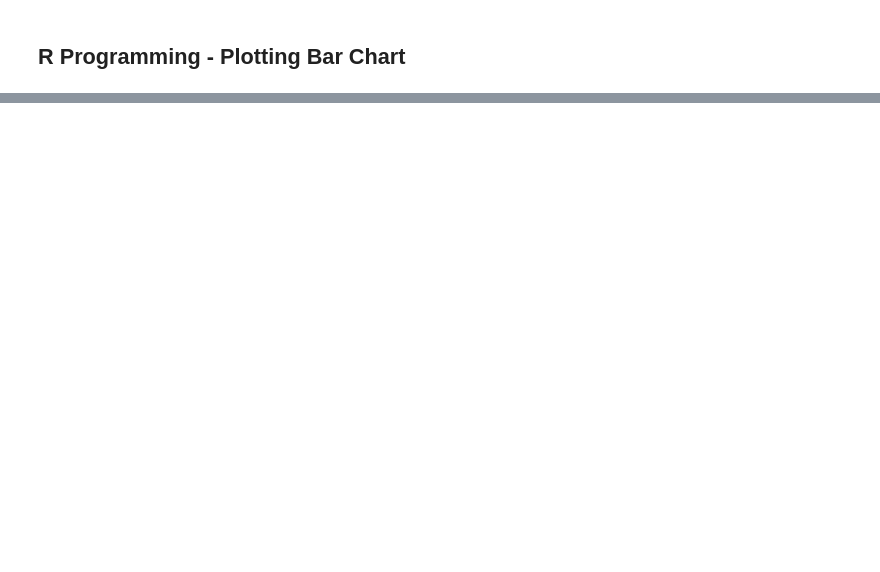
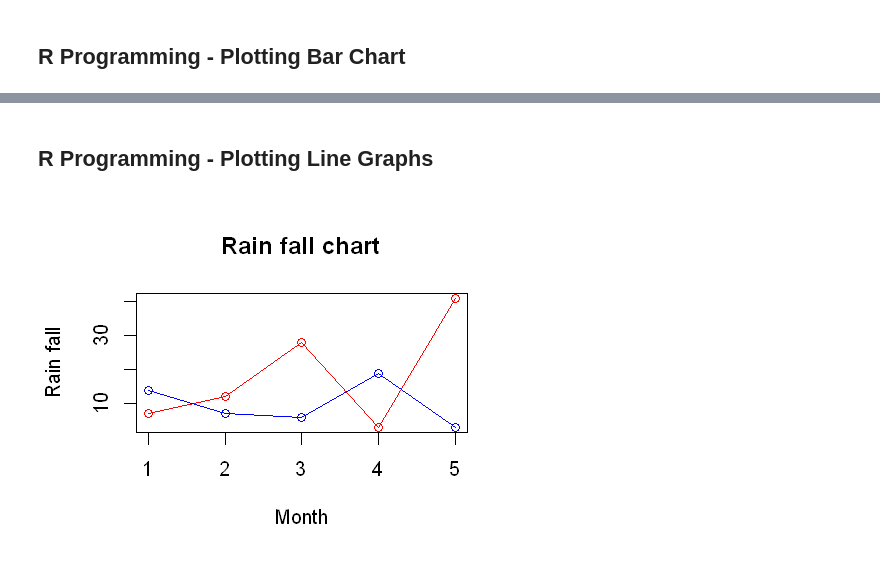
Before and after one commit to AdamYuWen/LearningProgramming, a Jupyter notebook: R/R Programming.ipynb, the cells around one changed output, grey strips where cells are left out. Saved outputs shown, nothing was run; the diff lists cells and outputs as text; code cells hidden in the pictures; blank space fills up the shorter version.

```diff
--- a/R/R Programming.ipynb
+++ b/R/R Programming.ipynb
@@ -460,0 +481,12 @@ barplot(counts, main = "Car Distribution", xlab = "Number of Grears")
+# %% [markdown]
+## R Programming - Plotting Line Graphs
+# %%
+v <- c(7,12,28,3,41)
+t <- c(14,7,6,19,3)
+
+plot(v, type = "o", col = "red", xlab = "Month", ylab = "Rain fall",
+     main = "Rain fall chart")
+
+lines(t, type = "o", col = "blue")
+# %% [output]
+[figure, added]
```
Also changed, not shown: parts of 23 cells of this notebook, 1 other file.
